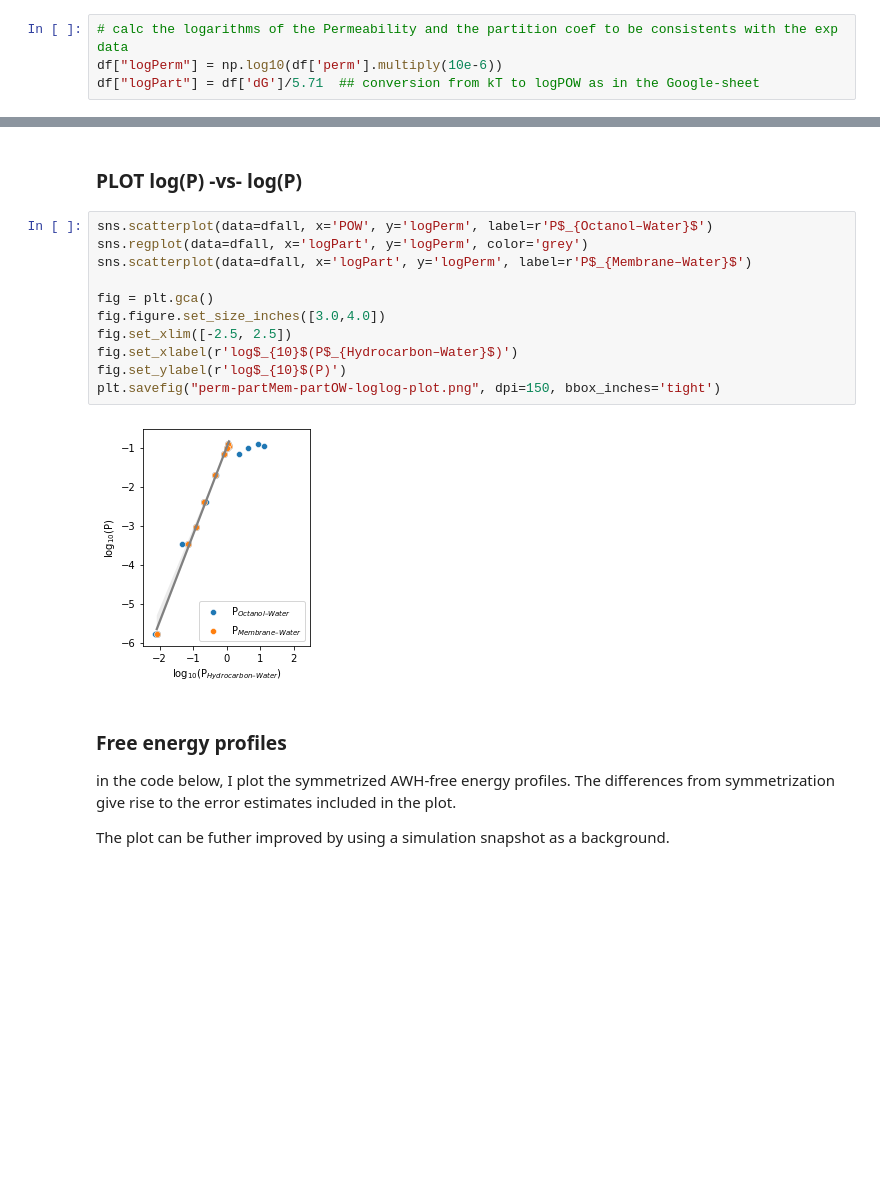
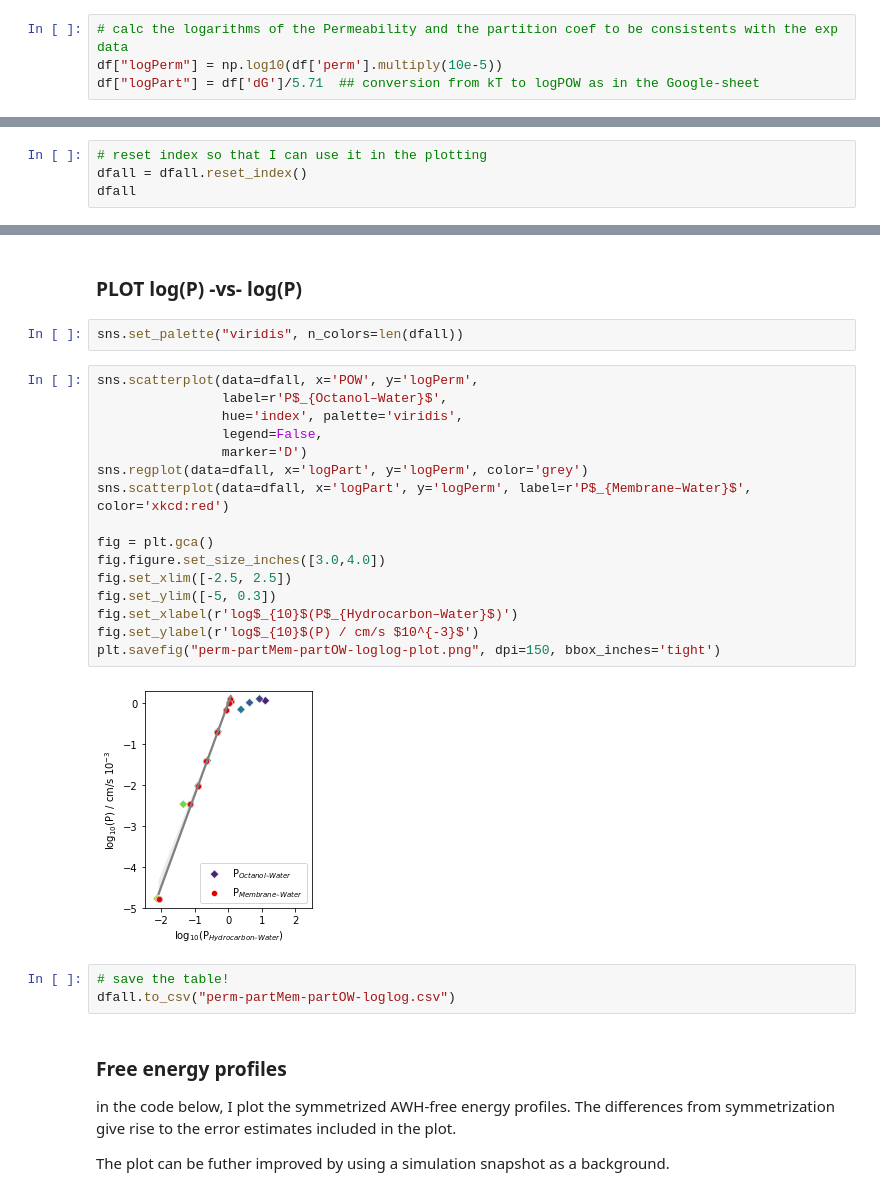
Before and after one commit to jmelcr/permeability, a Jupyter notebook: martini3/cholesterol00p_PC_variousTails_sims/saturation_DPPC-POPC_titration/perm_particle_EOLS/dopc-unsat_0-169_d_100/plot_awh_fric_profiles.ipynb, the cells around one changed output, grey strips where cells are left out. Saved outputs shown, nothing was run; the diff lists cells and outputs as text; blank space fills up the shorter version.

Commit message:
update the loglog plot and add a csv copy of the dataframe

```diff
--- a/martini3/cholesterol00p_PC_variousTails_sims/saturation_DPPC-POPC_titration/perm_particle_EOLS/dopc-unsat_0-169_d_100/plot_awh_fric_profiles.ipynb
+++ b/martini3/cholesterol00p_PC_variousTails_sims/saturation_DPPC-POPC_titration/perm_particle_EOLS/dopc-unsat_0-169_d_100/plot_awh_fric_profiles.ipynb
@@ -529,7 +529,7 @@ display(df)
 df['dG'].loc["SN2":] = df['dG'].loc["SN2":].multiply(-1)
 # %%
 # calc the logarithms of the Permeability and the partition coef to be consistents with the exp data
-df["logPerm"] = np.log10(df['perm'].multiply(10e-6))
+df["logPerm"] = np.log10(df['perm'].multiply(10e-5))
 df["logPart"] = df['dG']/5.71  ## conversion from kT to logPOW as in the Google-sheet
 # %%
 display(df)
@@ -569,0 +557,4 @@ dfall
+# %%
+# reset index so that I can use it in the plotting
+dfall = dfall.reset_index()
+dfall
@@ -570,18 +572,28 @@ dfall
 # %% [markdown]
 ### PLOT log(P) -vs- log(P)
+# %%
+sns.set_palette("viridis", n_colors=len(dfall))
 # %%
-sns.scatterplot(data=dfall, x='POW', y='logPerm', label=r'P$_{Octanol–Water}$')
+sns.scatterplot(data=dfall, x='POW', y='logPerm',
+                label=r'P$_{Octanol–Water}$',
+                hue='index', palette='viridis',
+                legend=False,
+                marker='D')
 sns.regplot(data=dfall, x='logPart', y='logPerm', color='grey')
-sns.scatterplot(data=dfall, x='logPart', y='logPerm', label=r'P$_{Membrane–Water}$')
+sns.scatterplot(data=dfall, x='logPart', y='logPerm', label=r'P$_{Membrane–Water}$', color='xkcd:red')
 
 fig = plt.gca()
 fig.figure.set_size_inches([3.0,4.0])
 fig.set_xlim([-2.5, 2.5])
+fig.set_ylim([-5, 0.3])
 fig.set_xlabel(r'log$_{10}$(P$_{Hydrocarbon–Water}$)')
-fig.set_ylabel(r'log$_{10}$(P)')
+fig.set_ylabel(r'log$_{10}$(P) / cm/s $10^{-3}$')
 plt.savefig("perm-partMem-partOW-loglog-plot.png", dpi=150, bbox_inches='tight')
 # %% [output]
-[figure, old version]
+[figure, new version]
+# %%
+# save the table!
+dfall.to_csv("perm-partMem-partOW-loglog.csv")
 # %% [markdown]
 ### Free energy profiles
 
```
Also changed, not shown: parts of 3 cells of this notebook, 2 other files.
